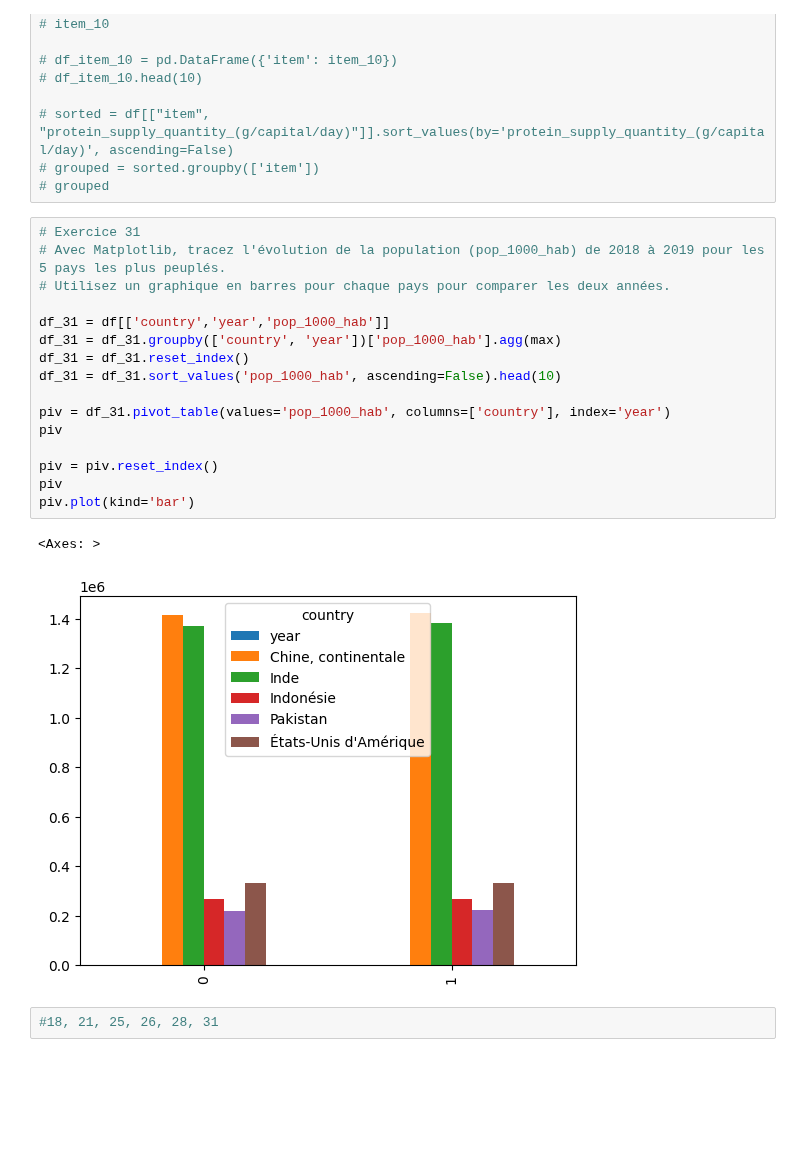
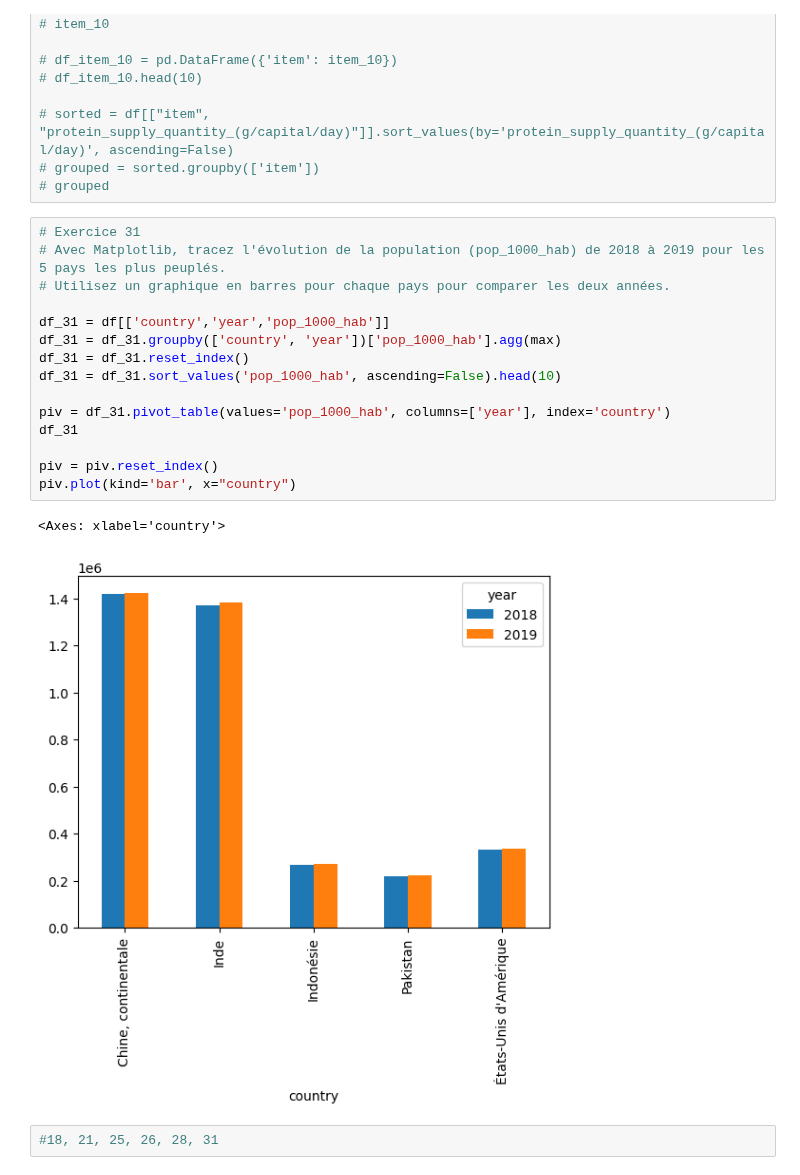
Before and after one commit to Melobgn/Brief-pandas-SEM, a Jupyter notebook: dataframes.ipynb, the cells around one changed output. Cells and saved outputs as stored; diff of their text form; blank space fills up the shorter version.

```diff
--- a/dataframes.ipynb
+++ b/dataframes.ipynb
@@ -396,21 +396,20 @@ La population mondiale de 2019 était de 7704176359 habitants
 # %%
 # Exercice 31
 # Avec Matplotlib, tracez l'évolution de la population (pop_1000_hab) de 2018 à 2019 pour les 5 pays les plus peuplés.
 # Utilisez un graphique en barres pour chaque pays pour comparer les deux années.
 
 df_31 = df[['country','year','pop_1000_hab']]
 df_31 = df_31.groupby(['country', 'year'])['pop_1000_hab'].agg(max)
 df_31 = df_31.reset_index()
 df_31 = df_31.sort_values('pop_1000_hab', ascending=False).head(10)
 
-piv = df_31.pivot_table(values='pop_1000_hab', columns=['country'], index='year')
-piv
+piv = df_31.pivot_table(values='pop_1000_hab', columns=['year'], index='country')
+df_31
 
 piv = piv.reset_index()
-piv
-piv.plot(kind='bar')
+piv.plot(kind='bar', x="country")
 # %% [output]
-<Axes: >
+<Axes: xlabel='country'>
-[figure, old version]
+[figure, new version]
 # %%
 #18, 21, 25, 26, 28, 31
```
